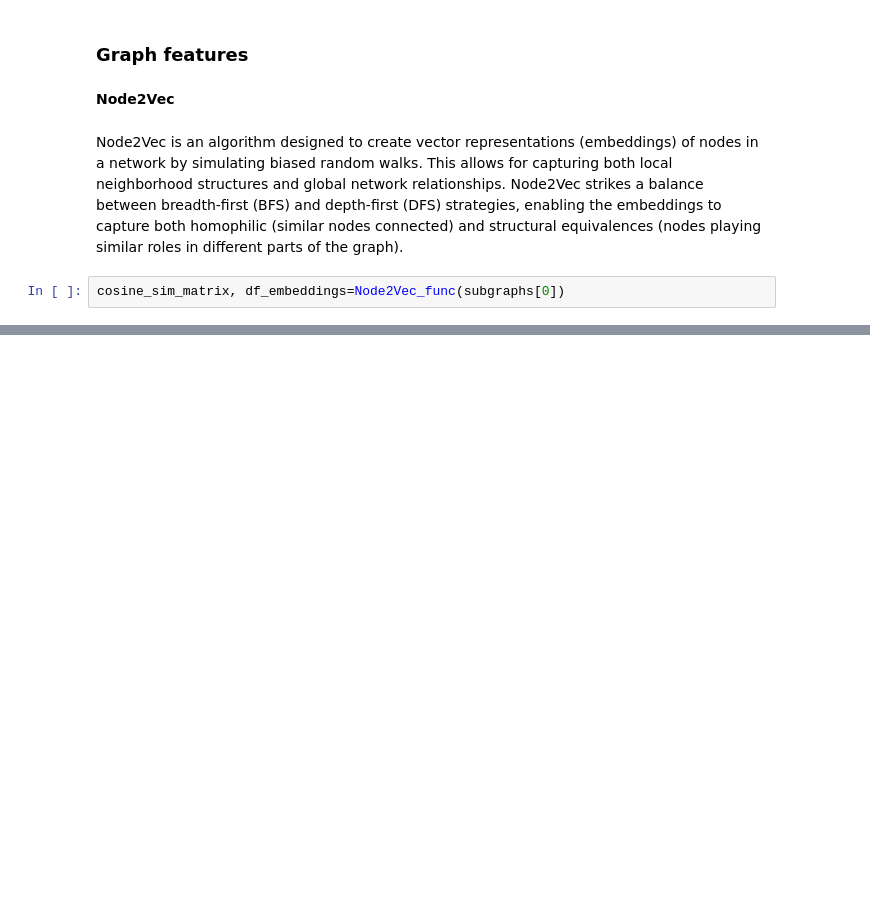
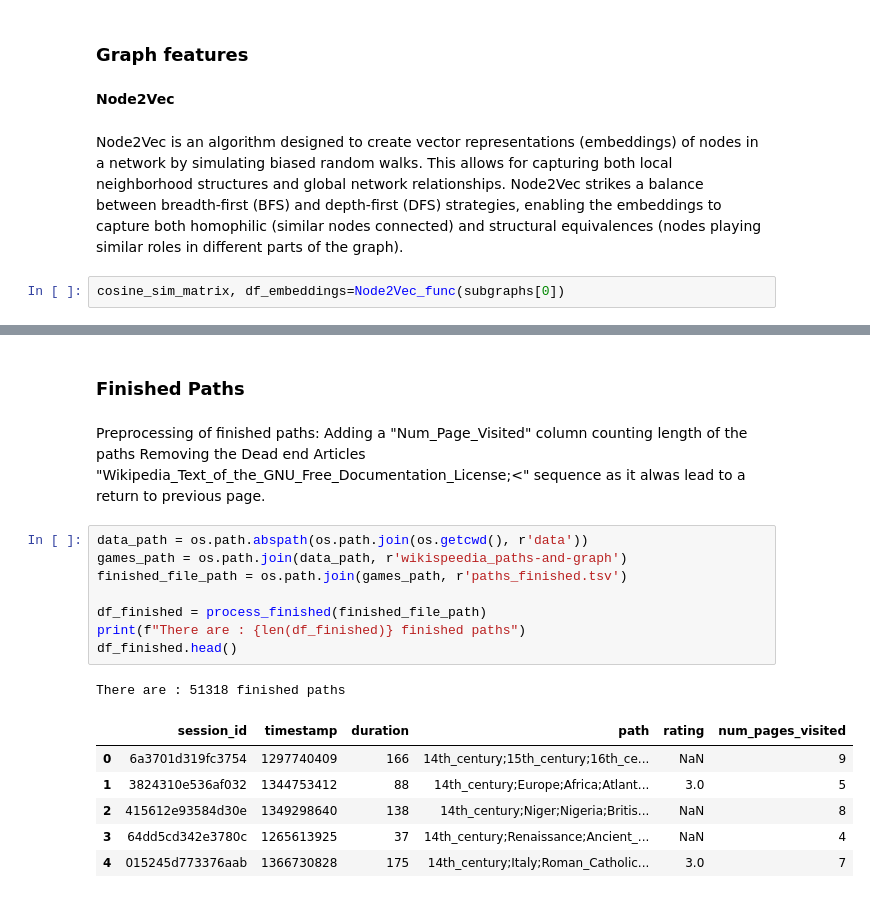
Before and after one commit to angelpras/epfl_ADA_project, a Jupyter notebook: results.ipynb, the cells around one changed output, grey strips where cells are left out. Drawn from its saved outputs; the diff is of its cells as text; blank space fills up the shorter version.

```diff
--- a/results.ipynb
+++ b/results.ipynb
@@ -388,0 +393,22 @@ cosine_sim_matrix, df_embeddings=Node2Vec_func(subgraphs[0])
+# %% [markdown]
+### Finished Paths
+# %% [markdown]
+Preprocessing of finished paths:
+Adding a "Num_Page_Visited" column counting length of the paths
+Removing the Dead end Articles "Wikipedia_Text_of_the_GNU_Free_Documentation_License;<" sequence as it alwas lead to a return to previous page.
+# %%
+data_path = os.path.abspath(os.path.join(os.getcwd(), r'data'))
+games_path = os.path.join(data_path, r'wikispeedia_paths-and-graph')
+finished_file_path = os.path.join(games_path, r'paths_finished.tsv')
+
+df_finished = process_finished(finished_file_path)
+print(f"There are : {len(df_finished)} finished paths")
+df_finished.head()
+# %% [output]
+There are : 51318 finished paths
+|  | session_id | timestamp | duration | path | rating | num_pages_visited |
+| 0 | 6a3701d319fc3754 | 1297740409 | 166 | 14th_century;15th_century;16th_ce... | NaN | 9 |
+| 1 | 3824310e536af032 | 1344753412 | 88 | 14th_century;Europe;Africa;Atlant... | 3.0 | 5 |
+| 2 | 415612e93584d30e | 1349298640 | 138 | 14th_century;Niger;Nigeria;Britis... | NaN | 8 |
+| 3 | 64dd5cd342e3780c | 1265613925 | 37 | 14th_century;Renaissance;Ancient_... | NaN | 4 |
+| 4 | 015245d773376aab | 1366730828 | 175 | 14th_century;Italy;Roman_Catholic... | 3.0 | 7 |
```
Also changed, not shown: parts of 15 cells of this notebook.
